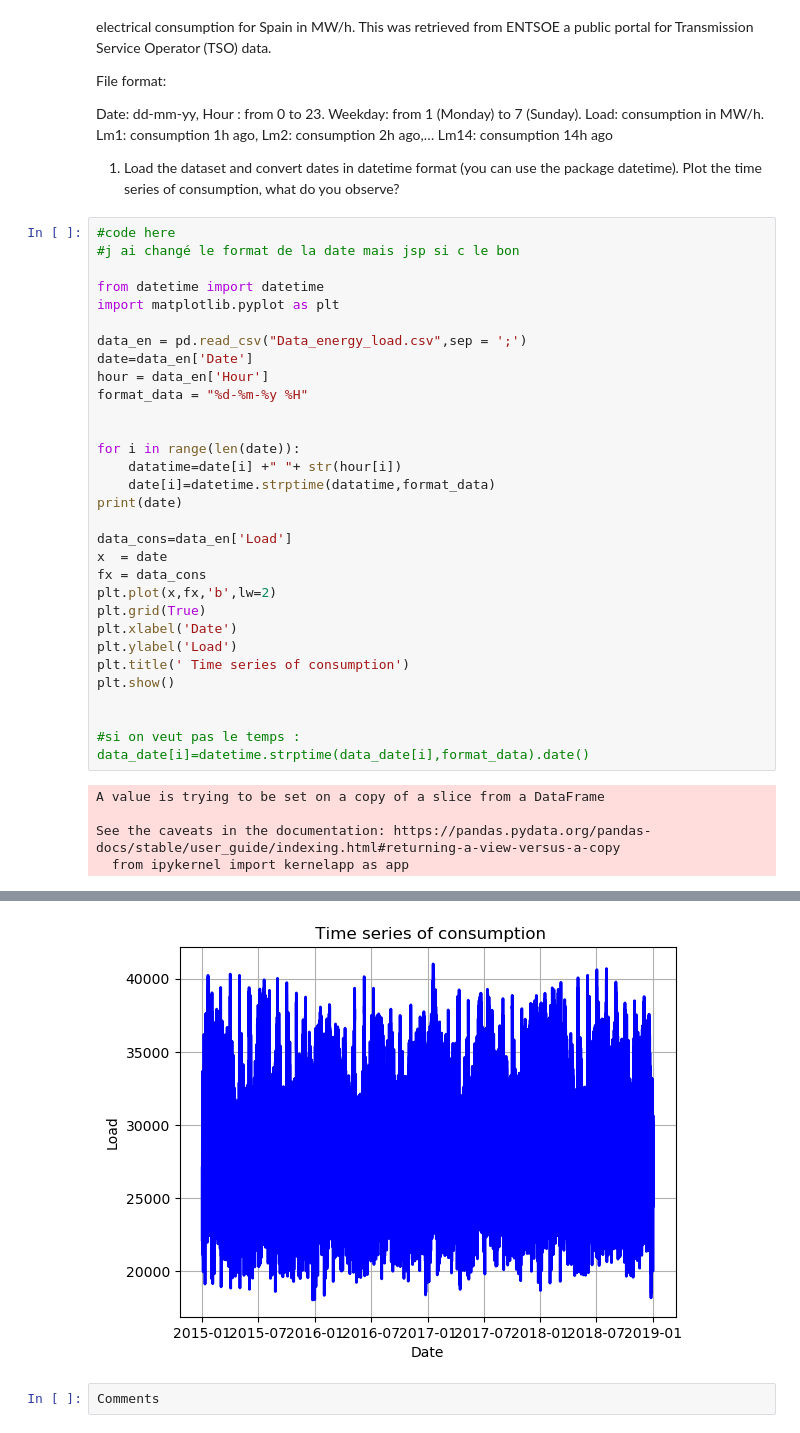
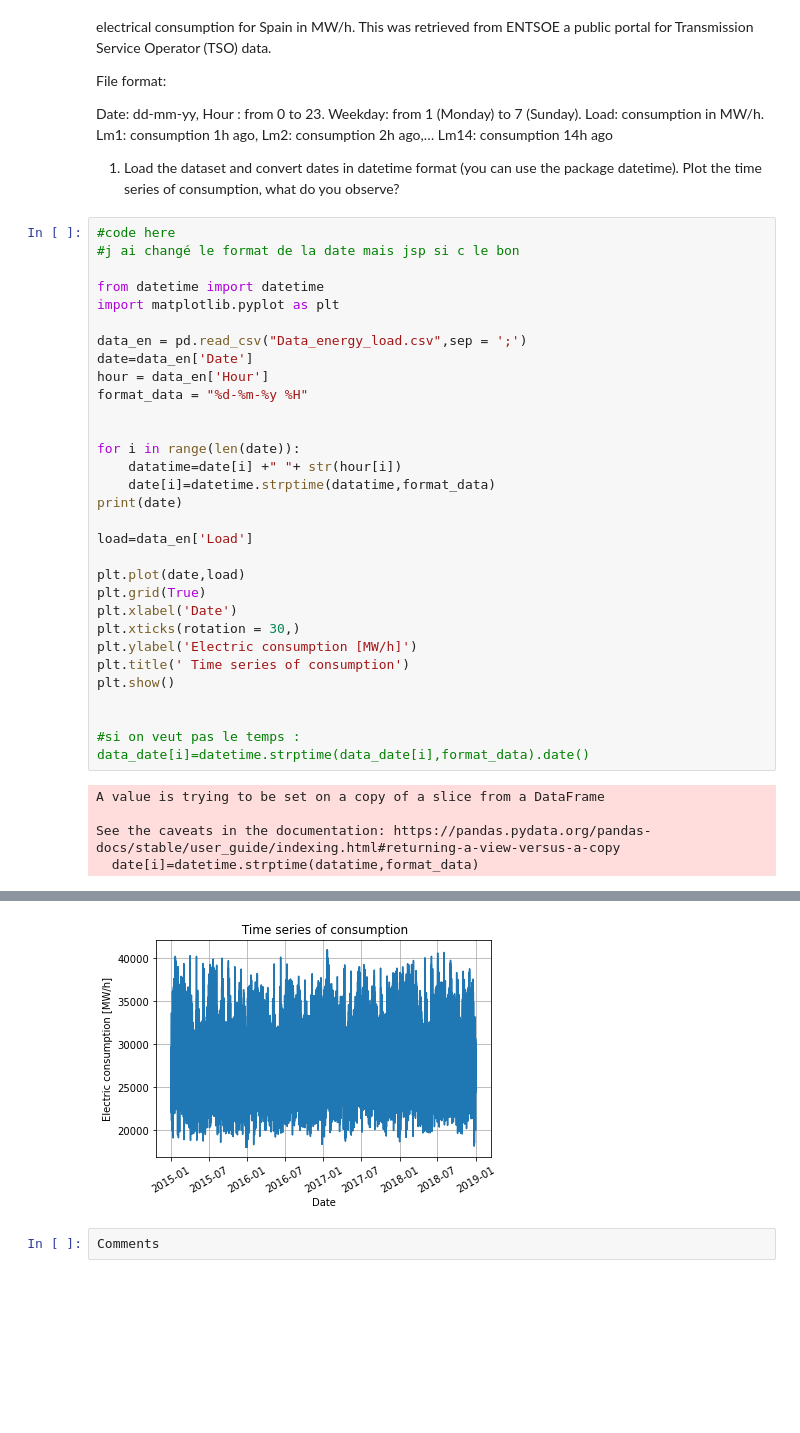
Before and after one commit to menace31/Hackathon, a Jupyter notebook: Hackathon 2-20221025/hackathon2_without_code.ipynb, the cells around one changed output, grey strips where cells are left out. Cells and saved outputs as stored; diff of their text form; blank space fills up the shorter version.

```diff
--- a/Hackathon 2-20221025/hackathon2_without_code.ipynb
+++ b/Hackathon 2-20221025/hackathon2_without_code.ipynb
@@ -195,40 +195,40 @@ format_data = "%d-%m-%y %H"
 
 
 for i in range(len(date)):
     datatime=date[i] +" "+ str(hour[i])
     date[i]=datetime.strptime(datatime,format_data)
 print(date)
 
-data_cons=data_en['Load']
-x  = date
-fx = data_cons
-plt.plot(x,fx,'b',lw=2)
+load=data_en['Load']
+
+plt.plot(date,load)
 plt.grid(True)
 plt.xlabel('Date')
-plt.ylabel('Load')
+plt.xticks(rotation = 30,)
+plt.ylabel('Electric consumption [MW/h]')
 plt.title(' Time series of consumption')
 plt.show()
 
 
 #si on veut pas le temps : data_date[i]=datetime.strptime(data_date[i],format_data).date()
 # %% [output]
 A value is trying to be set on a copy of a slice from a DataFrame
 
 See the caveats in the documentation: https://pandas.pydata.org/pandas-docs/stable/user_guide/indexing.html#returning-a-view-versus-a-copy
-  from ipykernel import kernelapp as app
+  date[i]=datetime.strptime(datatime,format_data)
 0        2015-01-02 00:00:00
 1        2015-01-02 01:00:00
 2        2015-01-02 02:00:00
 3        2015-01-02 03:00:00
 4        2015-01-02 04:00:00
                 ...
 35035    2018-12-31 19:00:00
 35036    2018-12-31 20:00:00
 35037    2018-12-31 21:00:00
 35038    2018-12-31 22:00:00
 35039    2018-12-31 23:00:00
 Name: Date, Length: 35040, dtype: object
-[figure, old version]
+[figure, new version]
 # %%
 Comments
 # %% [markdown]
```
Also changed, not shown: parts of 1 cell of this notebook.
